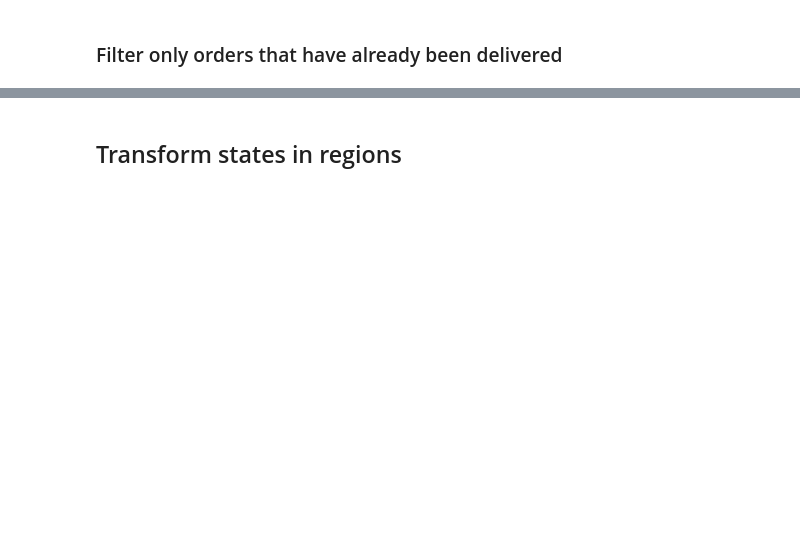
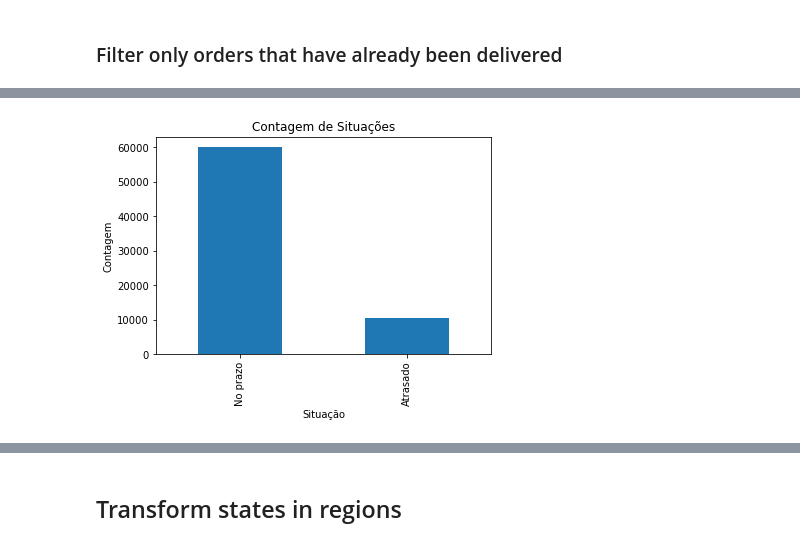
Before and after one commit to RodrigoPMascarenhas/forecast_delivery_orders, a Jupyter notebook: forecast_delivery_orders.ipynb, the cells around one changed output, grey strips where cells are left out. Drawn from its saved outputs; the diff is of its cells as text; code cells hidden in the pictures; blank space fills up the shorter version.

```diff
--- a/forecast_delivery_orders.ipynb
+++ b/forecast_delivery_orders.ipynb
@@ -8,5 +82,3 @@ import pandas as pd
-# %%
-intelipost_data = pd.read_excel(r"C:\Users\rodri\Downloads\intelipost (1).xlsx")
 # %%
 pd.set_option('display.max_columns', 500)
 # %% [markdown]
@@ -43,0 +86,2 @@ variaveis_interesse = intelipost_data[[
+# %%
+variaveis_interesse = intelipost_data
@@ -43,0 +110,2 @@ variaveis_interesse = intelipost_data[[
+# %%
+variaveis_interesse['previsao_entrega_cliente'] = variaveis_interesse['previsao_entrega_cliente'].fillna(variaveis_interesse['previsao_entrega_transp'])
@@ -62,0 +122,17 @@ base_modelo.head()
+# %%
+import pandas as pd
+import matplotlib.pyplot as plt
+
+# Supondo que 'variaveis_interesse' é o seu DataFrame
+# e 'situacao' é a coluna de interesse
+variaveis_interesse['situacao'].value_counts().plot(kind='bar')
+
+# Adicionando rótulos e título
+plt.xlabel('Situação')
+plt.ylabel('Contagem')
+plt.title('Contagem de Situações')
+
+# Exibindo o gráfico
+plt.show()
+# %% [output]
+[figure, added]
```
Also changed, not shown: parts of 67 cells of this notebook, 1 other file.
